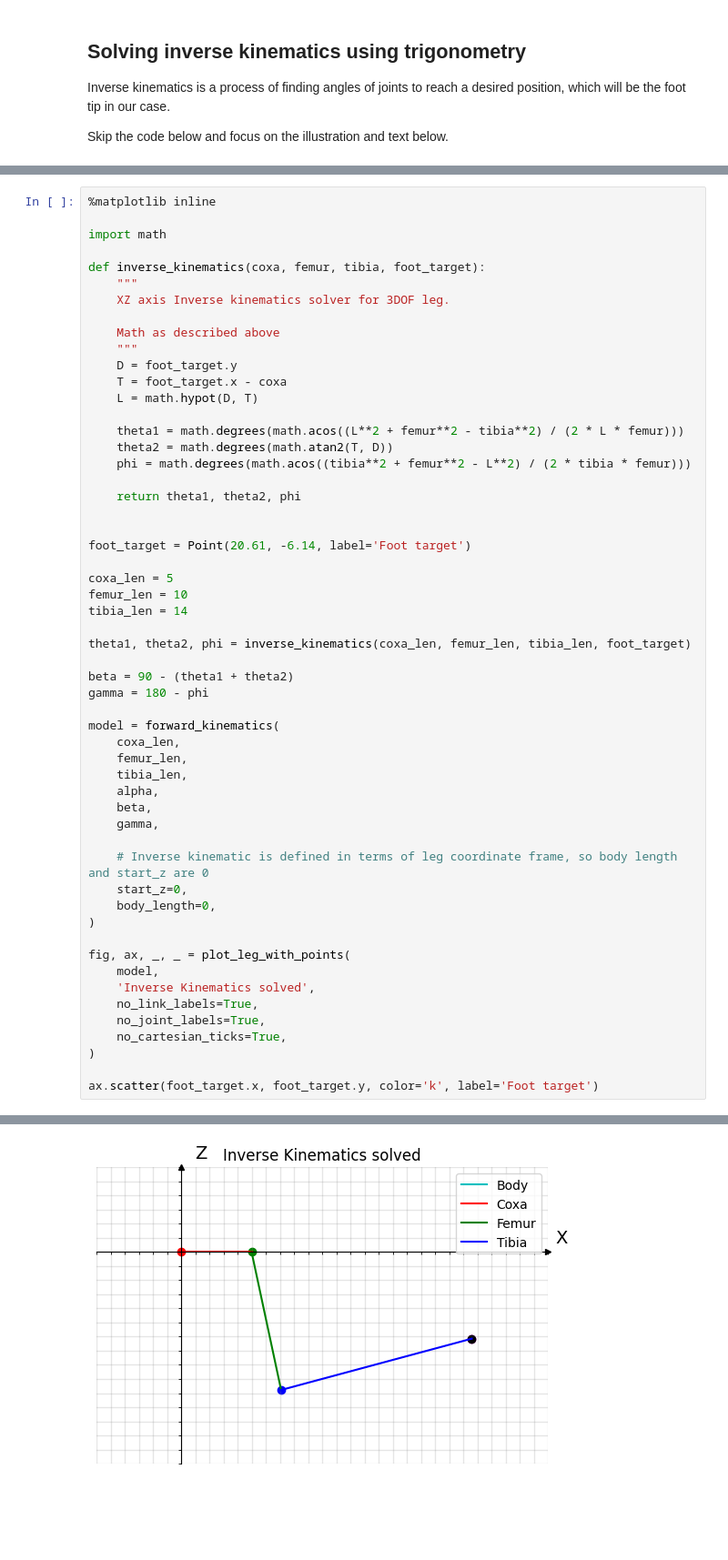
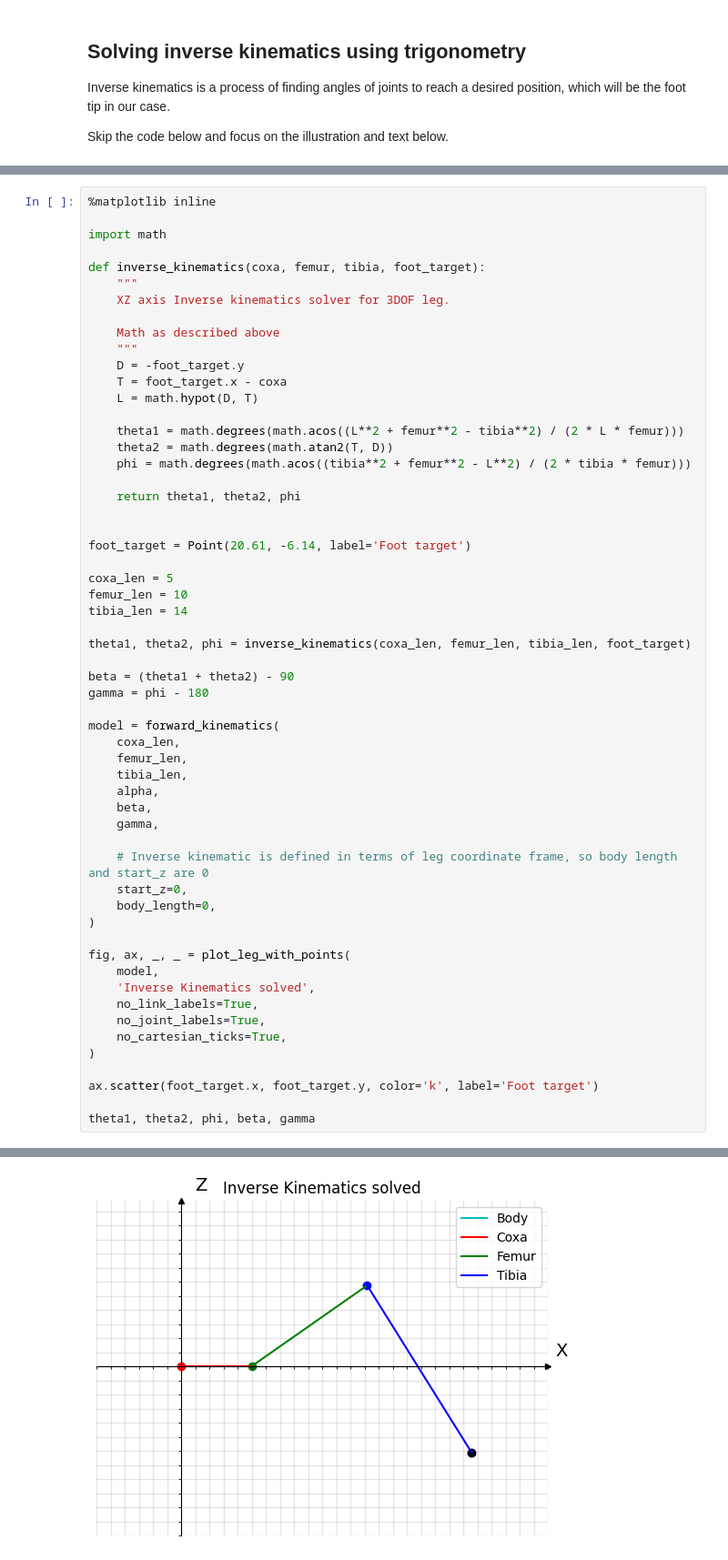
Before and after one commit to Dr-QP/Dr.QP, a Jupyter notebook: packages/runtime/drqp_brain/notebooks/getting_started_with_robot_ik.ipynb, the cells around one changed output, grey strips where cells are left out. Shown at 91% size. Drawn from its saved outputs; the diff is of its cells as text; blank space fills up the shorter version.

```diff
--- a/packages/runtime/drqp_brain/notebooks/getting_started_with_robot_ik.ipynb
+++ b/packages/runtime/drqp_brain/notebooks/getting_started_with_robot_ik.ipynb
@@ -330,7 +331,7 @@ def inverse_kinematics(coxa, femur, tibia, foot_target):
 
     Math as described above
     """
-    D = foot_target.y
+    D = -foot_target.y
     T = foot_target.x - coxa
     L = math.hypot(D, T)
 
@@ -349,8 +350,8 @@ tibia_len = 14
 
 theta1, theta2, phi = inverse_kinematics(coxa_len, femur_len, tibia_len, foot_target)
 
-beta = 90 - (theta1 + theta2)
-gamma = 180 - phi
+beta = (theta1 + theta2) - 90
+gamma = phi - 180
 
 model = forward_kinematics(
     coxa_len,
@@ -374,4 +375,6 @@ fig, ax, _, _ = plot_leg_with_points(
 )
 
 ax.scatter(foot_target.x, foot_target.y, color='k', label='Foot target')
+
+theta1, theta2, phi, beta, gamma
 # %% [output]
@@ -379 +386 @@ ax.scatter(foot_target.x, foot_target.y, color='k', label='Foot target')
-[figure, old version]
+[figure, new version]
```
Also changed, not shown: parts of 2 cells of this notebook.
